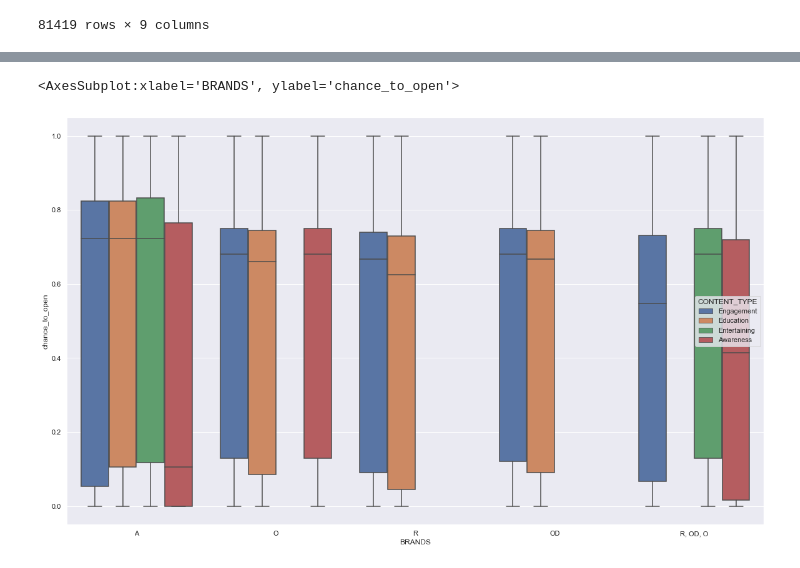
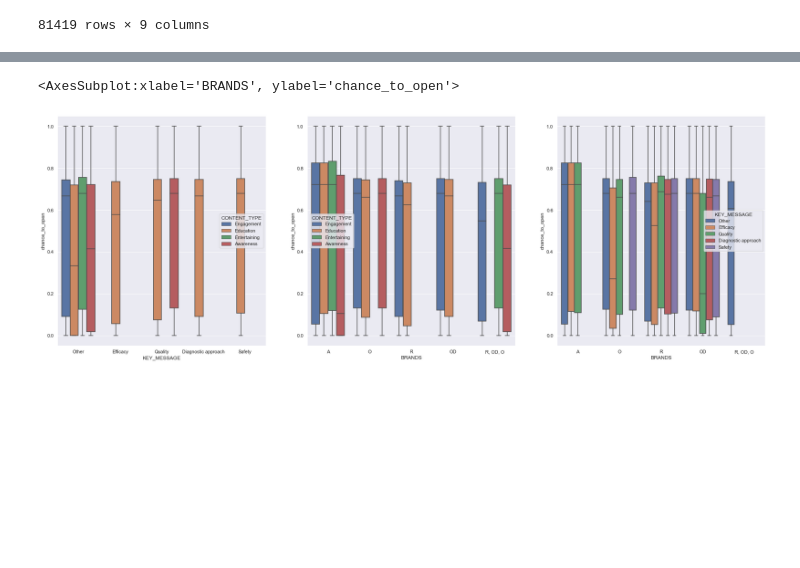
Before and after one commit to IvanovNA01/test_task_junior, a Jupyter notebook: test_to_jun1.ipynb, the cells around one changed output, grey strips where cells are left out. Drawn from its saved outputs; the diff is of its cells as text; code cells hidden in the pictures; blank space fills up the shorter version.

```diff
--- a/test_to_jun1.ipynb
+++ b/test_to_jun1.ipynb
@@ -5,7 +5,7 @@ import pandas as pd
 import numpy as np
 from datetime import date
 
-sns.set(rc = {'figure.figsize':(25,12)})
+sns.set(rc = {'figure.figsize':(30,10)})
 # %%
 """Просмотрим данные о работниках"""
 
@@ -599,7 +617,15 @@ sns.boxplot(data=features_df, x="KEY_MESSAGE", y="chance_to_open", hue="CONTENT_
 # %%
+# стоит отметить, что образовательные и информационные письма с ключевым словом "other" - то есть без четкого указания темы крайне редко открывают (медиана в районе 40%)
+fig, axs = plt.subplots(1, 3)
+sns.boxplot(data=features_df, x="KEY_MESSAGE", y="chance_to_open", hue="CONTENT_TYPE", ax=axs[0])
+
 # заметны колоссально низкие показатели вероятности у информационных писем для брэндов A, чуть выше для конгламерата R,OD,O!
 # Также можно отметить не очень высокие шансы у договорных писем для брендов конгламерата R,OD,O
-sns.boxplot(data=features_df, x="BRANDS", y="chance_to_open", hue="CONTENT_TYPE")
+sns.boxplot(data=features_df, x="BRANDS", y="chance_to_open", hue="CONTENT_TYPE", ax=axs[1])
+
+# Явно видно низкую вероятность открытия писем с ключевым словом "эффективность" для бренда О и "качество" для OD
+# Также средние не высокие шансы у писем с ключевым словом "эффективность" для бренда R
+sns.boxplot(data=features_df, x="BRANDS", y="chance_to_open", hue="KEY_MESSAGE", ax=axs[2])
 # %% [output]
 <AxesSubplot:xlabel='BRANDS', ylabel='chance_to_open'>
-[figure, old version]
+[figure, new version]
```
Also changed, not shown: parts of 21 cells of this notebook.
